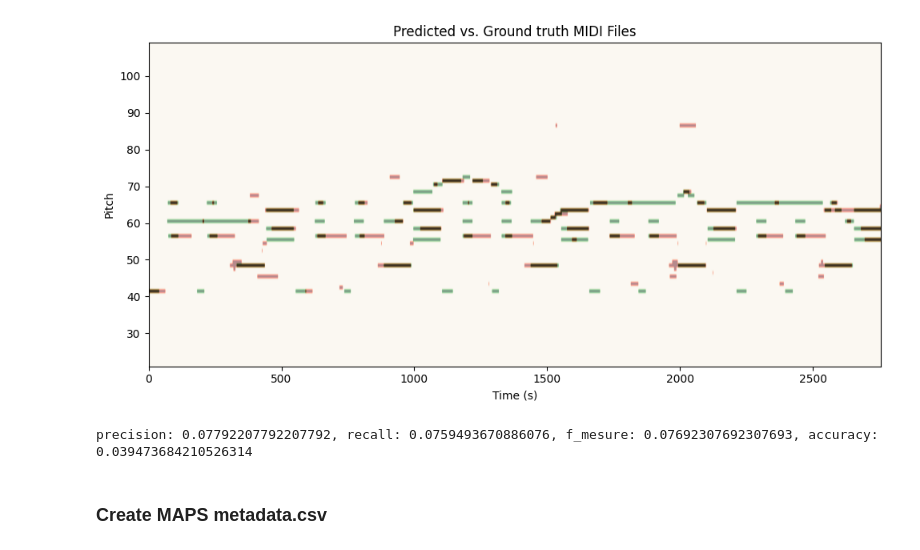
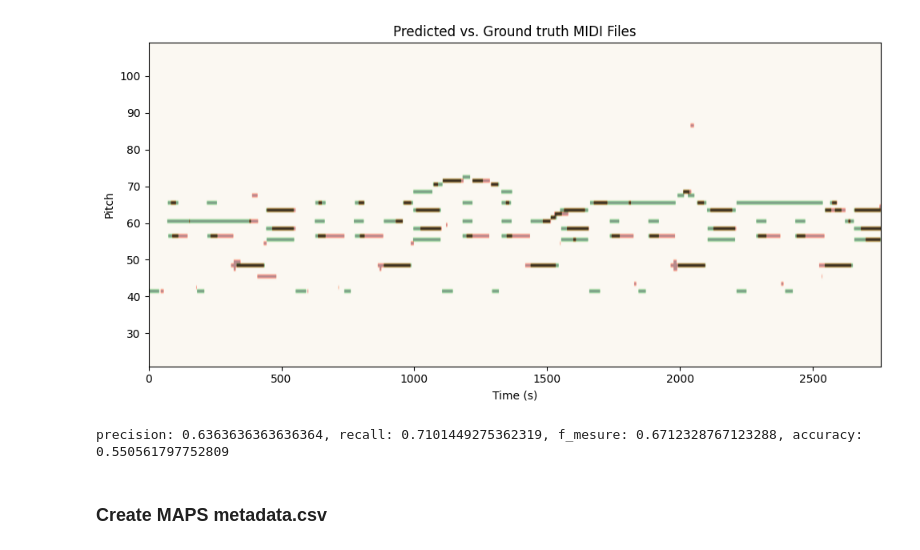
Before and after one commit to edabier/Unrolled-NMF, a Jupyter notebook: training_on_dataset.ipynb, the cells around one changed output. Drawn from its saved outputs; the diff is of its cells as text; code cells hidden in the pictures.

```diff
--- a/training_on_dataset.ipynb
+++ b/training_on_dataset.ipynb
@@ -40,13 +40,13 @@ y, sr = torchaudio.load("test-data/piano-dataset/audios/example-7.wav")
 M, times, freqs_M = spec.cqt_spec(y, sr, normalize_thresh=0.1)
 single_note = 'test-data/synth-single-notes'
 W, freqs, sample_rate, true_freqs = init.init_W(single_note, normalize_thresh=0.1)
-H = init.init_H(l=88, t=M.shape[1], W=W, M=M, n_init_steps=10, device=dev)
+H = init.init_H(W=W, M=M, n_init_steps=10, device=dev)
 midi, onset, offset, _ = spec.midi_to_pianoroll(f"test-data/piano-dataset/midis/example-7.mid", y, times, hop_length=128, sr=sr)
 midi = midi.to(dev)
 
 ralmu.eval()
 with torch.no_grad():
-    W_hat, H_hat, M_hat, norm = ralmu.forward(M, device=dev)
+    W_hat, H_hat, M_hat = ralmu.forward(M, device=dev)
     M_hat = M_hat.detach()
 
 spec.vis_cqt_spectrogram(M.cpu(), title="original M")
@@ -64,12 +67,12 @@ spec.vis_cqt_spectrogram(M_hat.cpu(), title="recreated M")
 # %%
 _, notes_hat = init.W_to_pitch(W_hat, true_freqs=None, use_max=True)
-midi_hat, active_midi = init.WH_to_MIDI(W_hat, H_hat, notes_hat, normalize=False, threshold=0.3, smoothing_window=10, min_note_length=30, sr=sr)
+midi_hat, active_midi = init.WH_to_MIDI(W_hat, H_hat, notes_hat, normalize=False, threshold=0.1, smoothing_window=10, min_note_length=30, sr=sr)
 spec.compare_midi(midi.cpu(), midi_hat.cpu())
 prec, rec, f_mes, accuracy = utils.compute_metrics(midi, midi_hat, time_tolerance=100)
 print(f"precision: {prec}, recall: {rec}, f_mesure: {f_mes}, accuracy: {accuracy}")
 # %% [output]
-[figure, old version]
+[figure, new version]
-precision: 0.07792207792207792, recall: 0.0759493670886076, f_mesure: 0.07692307692307693, accuracy: 0.039473684210526314
+precision: 0.6363636363636364, recall: 0.7101449275362319, f_mesure: 0.6712328767123288, accuracy: 0.550561797752809
 # %% [markdown]
 ### Create MAPS metadata.csv
 # %%
```
Also changed, not shown: parts of 1 cell of this notebook, 2 other files.
